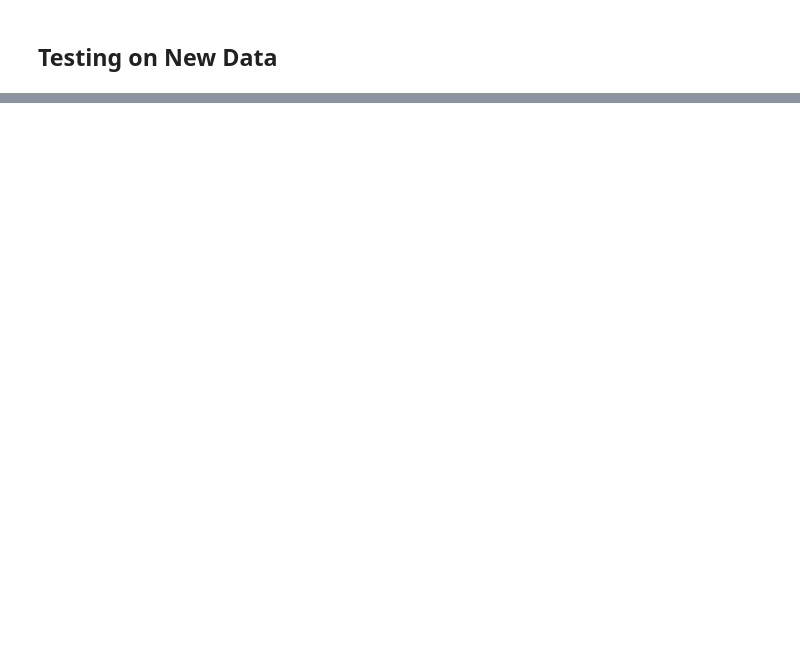
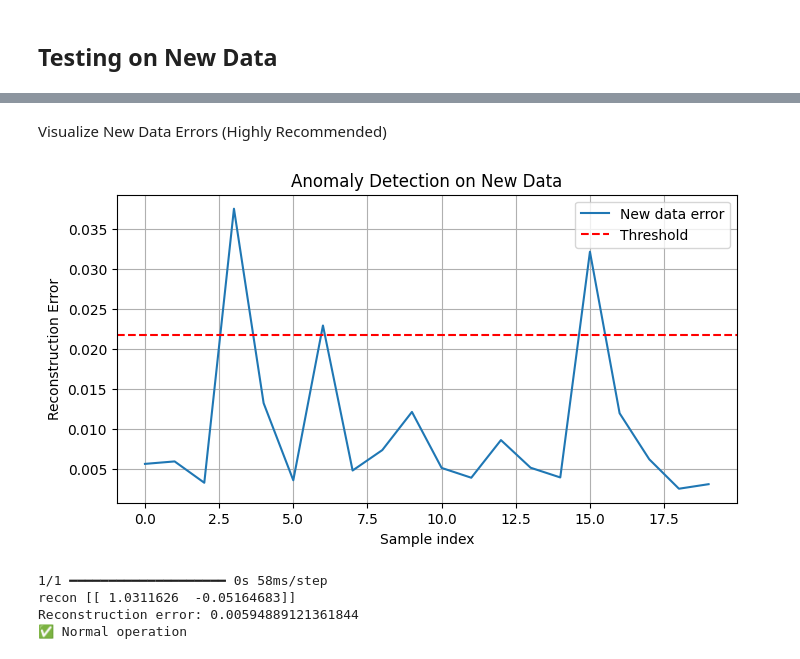
Before and after one commit to PG-DESD/CDAC_Sharing_Data, a Jupyter notebook: Embedded_AI/Jupyter_Notebooks/Generic_TimeSeries_Anomaly_Detection.ipynb, the cells around one changed output, grey strips where cells are left out. Saved outputs shown, nothing was run; the diff lists cells and outputs as text; code cells hidden in the pictures; blank space fills up the shorter version.

```diff
--- a/Embedded_AI/Jupyter_Notebooks/Generic_TimeSeries_Anomaly_Detection.ipynb
+++ b/Embedded_AI/Jupyter_Notebooks/Generic_TimeSeries_Anomaly_Detection.ipynb
@@ -102,0 +333,17 @@ Error above threshold indicates anomaly.
+# %%
+#extract data from csv (time column removed data)
+new_features = pd.read_csv("new_data_normal.csv")
+#scaling and noramlization same as the one used during training
+X_new = scaler.transform(new_features)
+#run autoencoder on new data
+recon = autoencoder.predict(X_new)
+#compute the reconstrction error
+err_new = np.mean(np.square(X_new - recon), axis=1)
+#Apply the Threshold (Decision Logic)
+is_anomaly = err_new > threshold
+#Inspect Results (Text Output)
+results = new_features.copy()
+results['reconstruction_error'] = err_new
+results['anomaly'] = is_anomaly
+
+print(results)
@@ -102,0 +368,33 @@ Error above threshold indicates anomaly.
+# %% [markdown]
+Visualize New Data Errors (Highly Recommended)
+# %%
+plt.figure(figsize=(8,4))
+plt.plot(err_new, label="New data error")
+plt.axhline(threshold, color='red', linestyle='--', label="Threshold")
+plt.xlabel("Sample index")
+plt.ylabel("Reconstruction Error")
+plt.title("Anomaly Detection on New Data")
+plt.legend()
+plt.grid()
+plt.show()
+# %% [output]
+[figure, added]
+# %%
+sample = new_features.iloc[1].values.reshape(1, -1)
+sample_scaled = scaler.transform(sample)
+#print(sample_scaled)
+recon = autoencoder.predict(sample_scaled)
+print("recon",recon)
+error = np.mean((sample_scaled - recon) ** 2)
+
+print("Reconstruction error:", error)
+
+if error > threshold:
+    print("⚠️ Anomaly detected")
+else:
+    print("✅ Normal operation")
+# %% [output]
+1/1 ━━━━━━━━━━━━━━━━━━━━ 0s 58ms/step
+recon [[ 1.0311626  -0.05164683]]
+Reconstruction error: 0.00594889121361844
+✅ Normal operation
```
Also changed, not shown: parts of 38 cells of this notebook, 8 other files.
